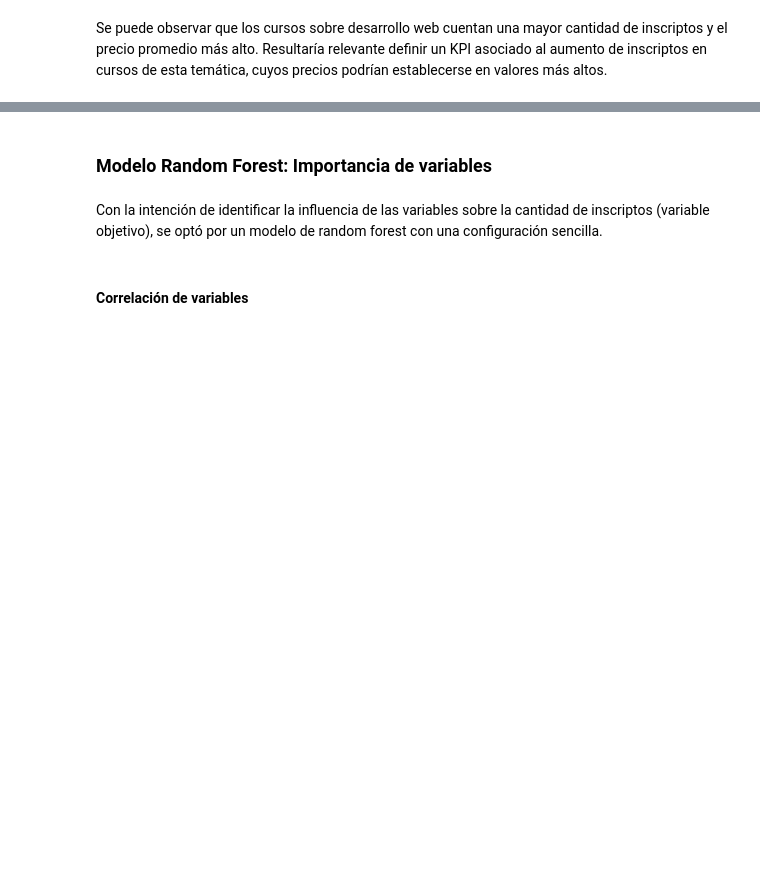
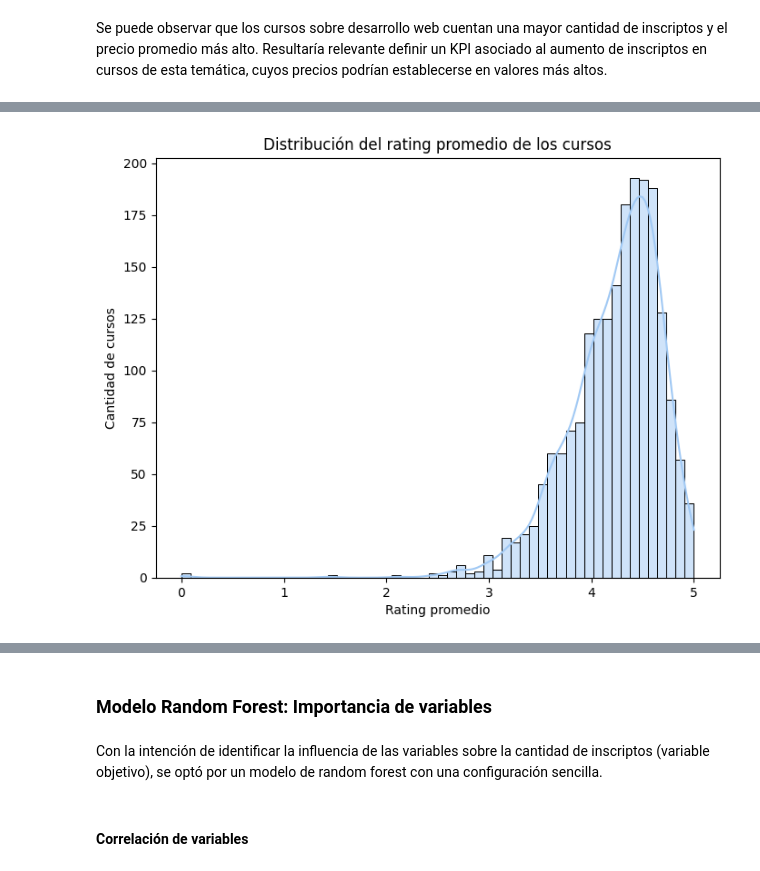
Before and after one commit to picassojp/Henry-PI-Data_Analytics, a Jupyter notebook: Henry_PI_DA.ipynb, the cells around one changed output, grey strips where cells are left out. Saved outputs shown, nothing was run; the diff lists cells and outputs as text; code cells hidden in the pictures; blank space fills up the shorter version.

```diff
--- a/Henry_PI_DA.ipynb
+++ b/Henry_PI_DA.ipynb
@@ -1170,0 +1232,11 @@ Se puede observar que los cursos sobre desarrollo web cuentan una mayor cantidad
+# %%
+dfude_rat = dfude.groupby(by="course_id")['rating'].mean().round(2) #se revisa el rating promedio de cada curso según la reseñas de cada usuario
+# %%
+plt.figure(figsize=(8, 6))
+sns.histplot(data=dfude_rat, kde=True)
+plt.title('Distribución del rating promedio de los cursos')
+plt.xlabel('Rating promedio')
+plt.ylabel('Cantidad de cursos')
+plt.show()
+# %% [output]
+[figure, added]
```
Also changed, not shown: parts of 49 cells of this notebook, 1 other file.
